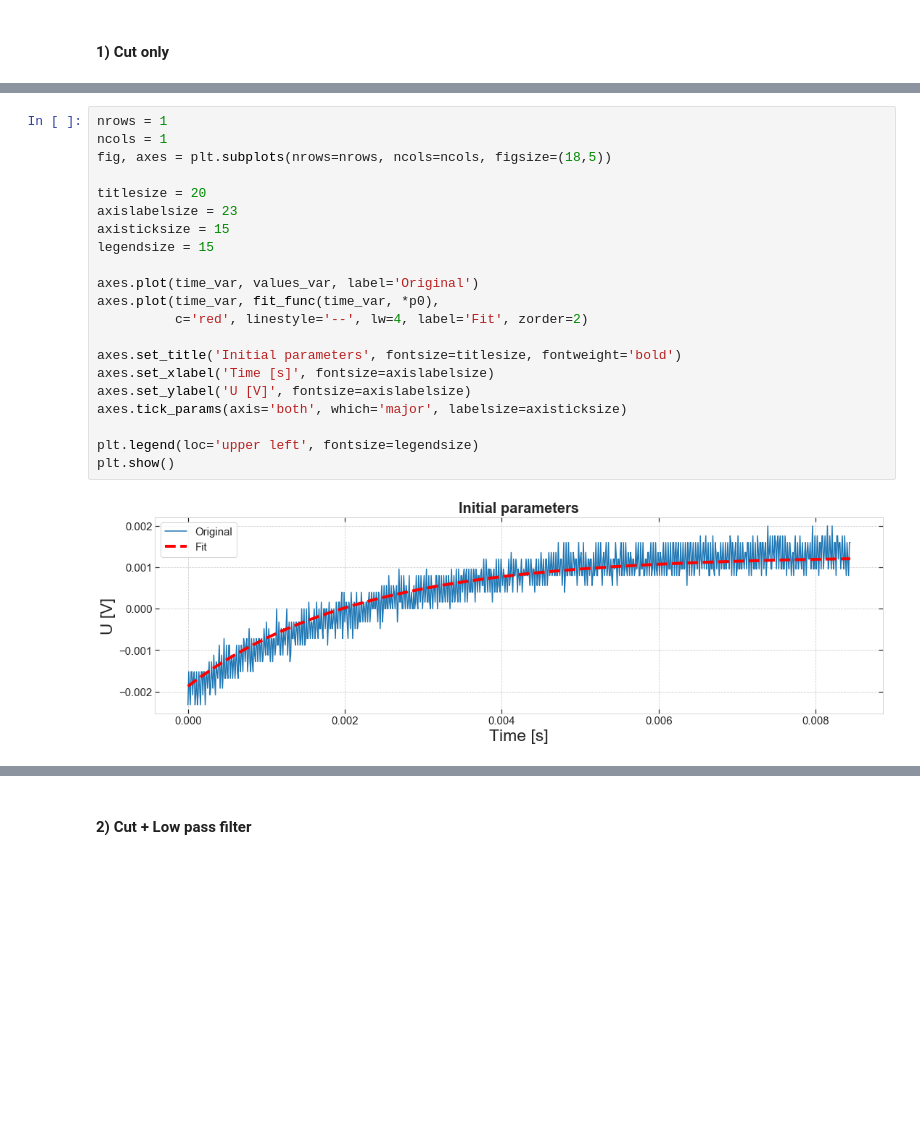
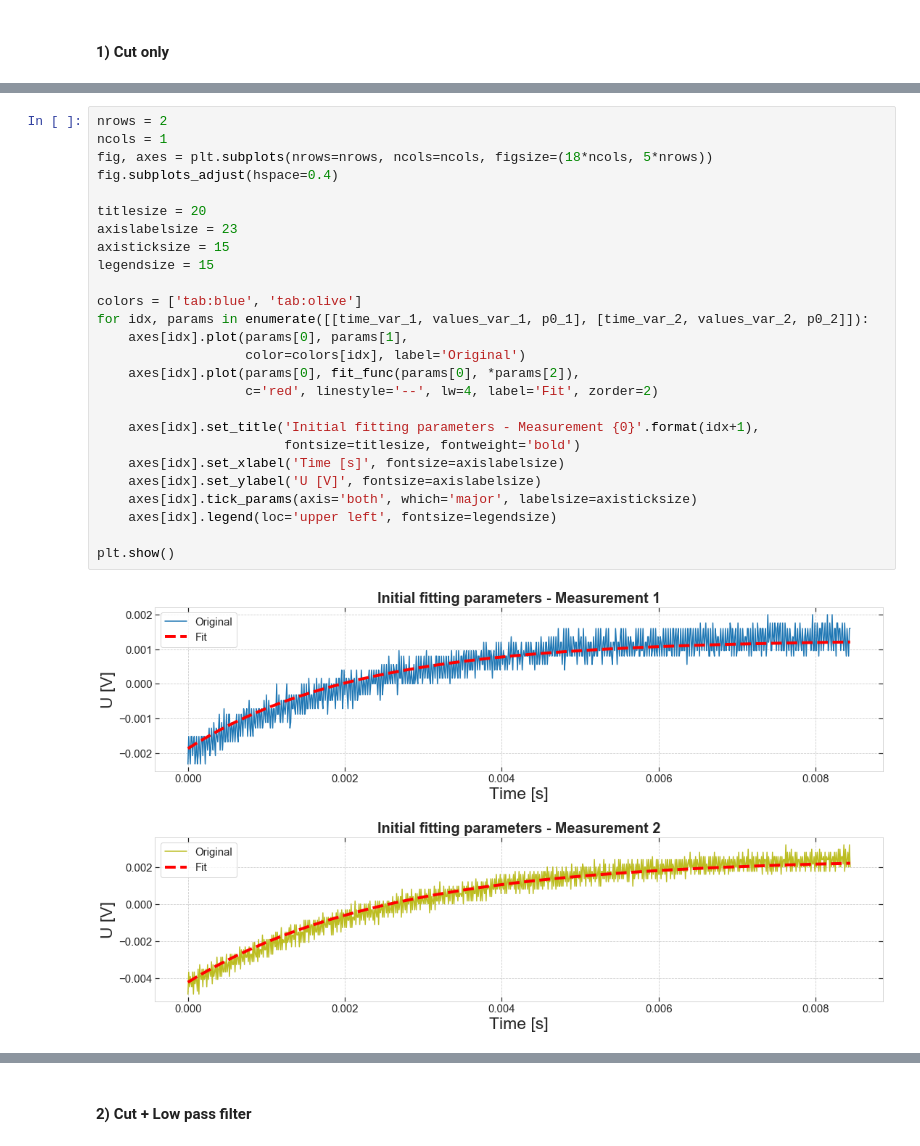
Before and after one commit to masterdesky/ELTE-applied-physics-2019, a Jupyter notebook: II. Optical Pumping/notebooks/opu.ipynb, the cells around one changed output, grey strips where cells are left out. Saved outputs shown, nothing was run; the diff lists cells and outputs as text; blank space fills up the shorter version.

```diff
--- a/II. Optical Pumping/notebooks/opu.ipynb
+++ b/II. Optical Pumping/notebooks/opu.ipynb
@@ -617,24 +656,29 @@ Characteristic time : T_p = (2.60107e-03 +- 9.32279e-05) s
 # %%
-nrows = 1
+nrows = 2
 ncols = 1
-fig, axes = plt.subplots(nrows=nrows, ncols=ncols, figsize=(18,5))
+fig, axes = plt.subplots(nrows=nrows, ncols=ncols, figsize=(18*ncols, 5*nrows))
+fig.subplots_adjust(hspace=0.4)
 
 titlesize = 20
 axislabelsize = 23
 axisticksize = 15
 legendsize = 15
 
-axes.plot(time_var, values_var, label='Original')
-axes.plot(time_var, fit_func(time_var, *p0),
-          c='red', linestyle='--', lw=4, label='Fit', zorder=2)
+colors = ['tab:blue', 'tab:olive']
+for idx, params in enumerate([[time_var_1, values_var_1, p0_1], [time_var_2, values_var_2, p0_2]]):
+    axes[idx].plot(params[0], params[1],
+                   color=colors[idx], label='Original')
+    axes[idx].plot(params[0], fit_func(params[0], *params[2]),
+                   c='red', linestyle='--', lw=4, label='Fit', zorder=2)
 
-axes.set_title('Initial parameters', fontsize=titlesize, fontweight='bold')
-axes.set_xlabel('Time [s]', fontsize=axislabelsize)
-axes.set_ylabel('U [V]', fontsize=axislabelsize)
-axes.tick_params(axis='both', which='major', labelsize=axisticksize)
+    axes[idx].set_title('Initial fitting parameters - Measurement {0}'.format(idx+1),
+                        fontsize=titlesize, fontweight='bold')
+    axes[idx].set_xlabel('Time [s]', fontsize=axislabelsize)
+    axes[idx].set_ylabel('U [V]', fontsize=axislabelsize)
+    axes[idx].tick_params(axis='both', which='major', labelsize=axisticksize)
+    axes[idx].legend(loc='upper left', fontsize=legendsize)
 
-plt.legend(loc='upper left', fontsize=legendsize)
 plt.show()
 # %% [output]
-[figure, old version]
+[figure, new version]
 # %%
```
Also changed, not shown: parts of 7 cells of this notebook, 1 other file.
